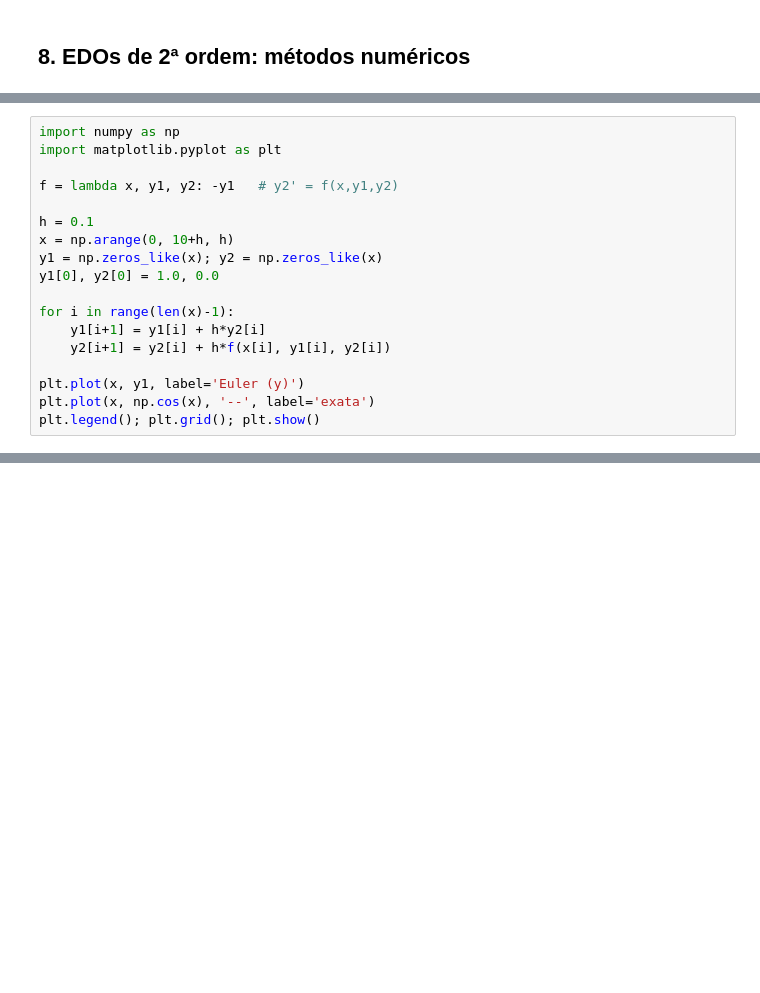
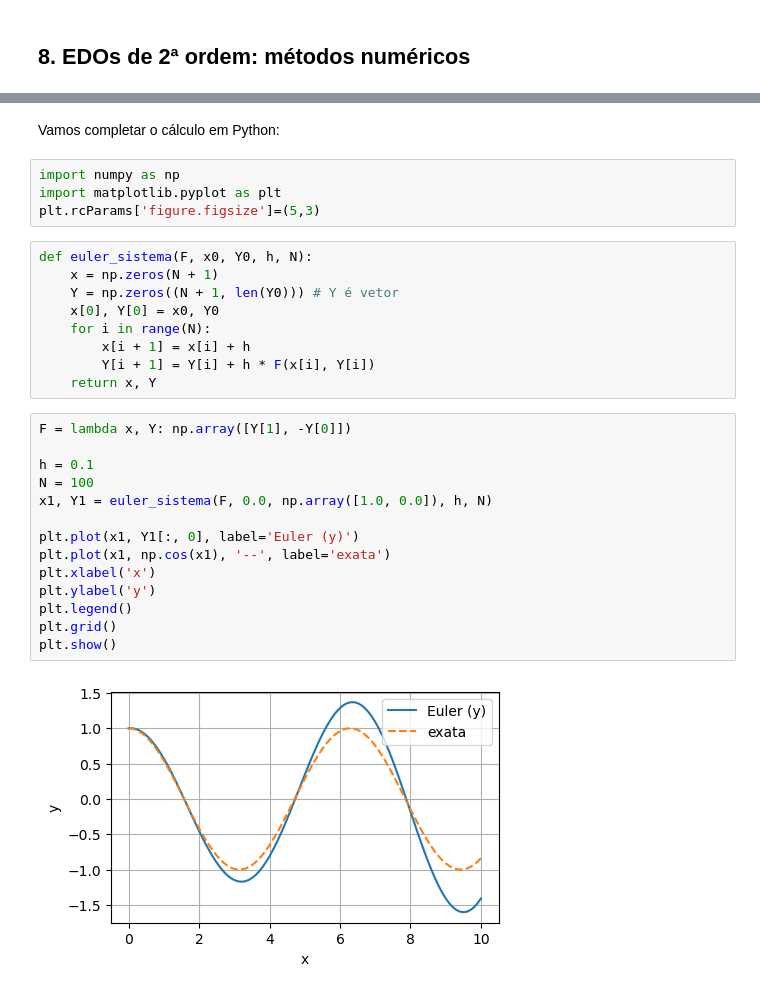
Before and after one commit to tiagoburiol/MatComp_III, a Jupyter notebook: Notebook 08 - EDOs de 2ª ordem, métodos numéricos/08_EDOs_2a_ordem_metodos_numericos.ipynb, the cells around one changed output, grey strips where cells are left out. Saved outputs shown, nothing was run; the diff lists cells and outputs as text; blank space fills up the shorter version.

```diff
--- a/Notebook 08 - EDOs de 2ª ordem, métodos numéricos/08_EDOs_2a_ordem_metodos_numericos.ipynb
+++ b/Notebook 08 - EDOs de 2ª ordem, métodos numéricos/08_EDOs_2a_ordem_metodos_numericos.ipynb
@@ -19,18 +36,0 @@ $$\begin{cases} y_1' = y_2 \\ y_2' = f(x, y_1, y_2) \end{cases}$$
-# %%
-import numpy as np
-import matplotlib.pyplot as plt
-
-f = lambda x, y1, y2: -y1   # y2' = f(x,y1,y2)
-
-h = 0.1
-x = np.arange(0, 10+h, h)
-y1 = np.zeros_like(x); y2 = np.zeros_like(x)
-y1[0], y2[0] = 1.0, 0.0
-
-for i in range(len(x)-1):
-    y1[i+1] = y1[i] + h*y2[i]
-    y2[i+1] = y2[i] + h*f(x[i], y1[i], y2[i])
-
-plt.plot(x, y1, label='Euler (y)')
-plt.plot(x, np.cos(x), '--', label='exata')
-plt.legend(); plt.grid(); plt.show()
@@ -42,0 +114,31 @@ plt.legend(); plt.grid(); plt.show()
+# %% [markdown]
+Vamos completar o cálculo em Python:
+# %%
+import numpy as np
+import matplotlib.pyplot as plt
+plt.rcParams['figure.figsize']=(5,3)
+# %%
+def euler_sistema(F, x0, Y0, h, N):
+    x = np.zeros(N + 1)
+    Y = np.zeros((N + 1, len(Y0))) # Y é vetor
+    x[0], Y[0] = x0, Y0
+    for i in range(N):
+        x[i + 1] = x[i] + h
+        Y[i + 1] = Y[i] + h * F(x[i], Y[i])
+    return x, Y
+# %%
+F = lambda x, Y: np.array([Y[1], -Y[0]])
+
+h = 0.1
+N = 100
+x1, Y1 = euler_sistema(F, 0.0, np.array([1.0, 0.0]), h, N)
+
+plt.plot(x1, Y1[:, 0], label='Euler (y)')
+plt.plot(x1, np.cos(x1), '--', label='exata')
+plt.xlabel('x')
+plt.ylabel('y')
+plt.legend()
+plt.grid()
+plt.show()
+# %% [output]
+[figure, added]
```
Also changed, not shown: parts of 42 cells of this notebook.
